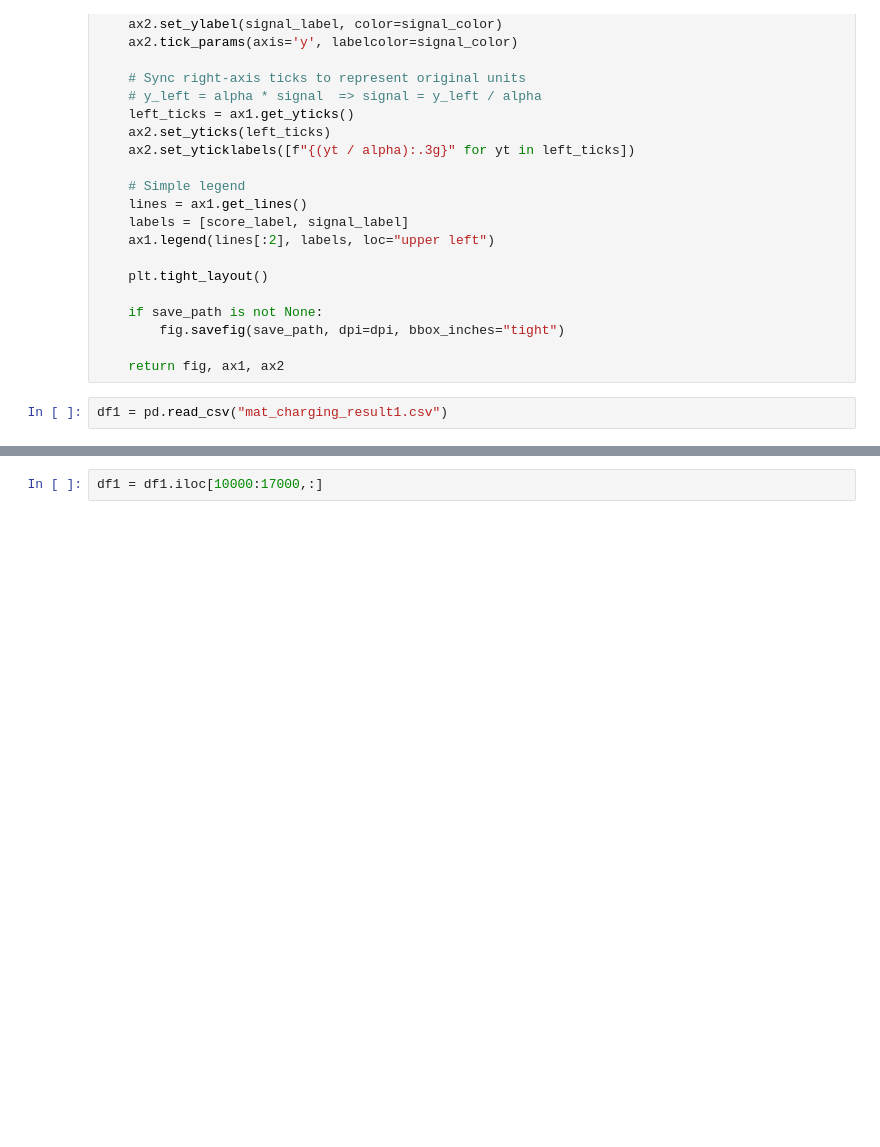
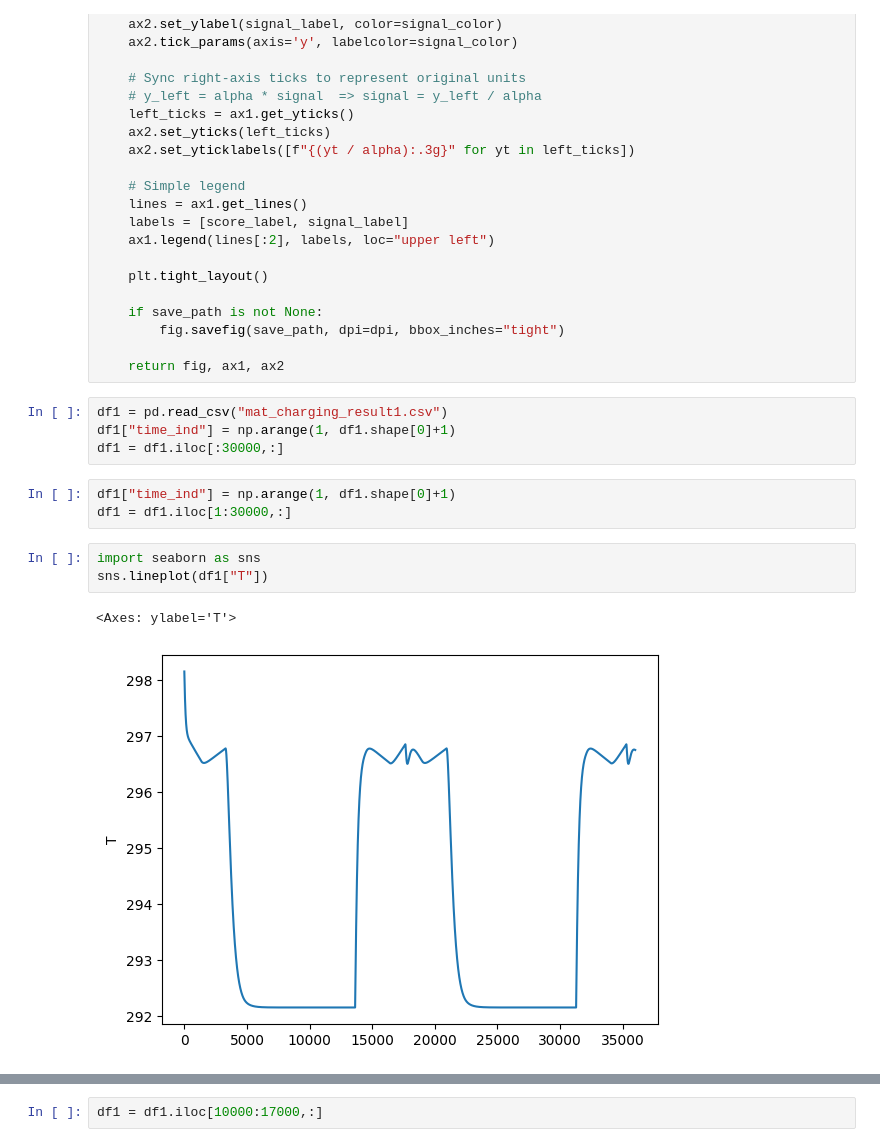
Before and after one commit to rhqrhq/Adversarial_Examples_Papers, a Jupyter notebook: pTRpred.ipynb, the cells around one changed output, grey strips where cells are left out. Drawn from its saved outputs; the diff is of its cells as text; blank space fills up the shorter version.

```diff
--- a/pTRpred.ipynb
+++ b/pTRpred.ipynb
@@ -1245,5 +1258,16 @@ def plot_detection_overlay(
         fig.savefig(save_path, dpi=dpi, bbox_inches="tight")
 
     return fig, ax1, ax2
-# %%
-df1 = pd.read_csv("mat_charging_result1.csv")
+# %%
+df1 = pd.read_csv("mat_charging_result1.csv")
+df1["time_ind"] = np.arange(1, df1.shape[0]+1)
+df1 = df1.iloc[:30000,:]
+# %%
+df1["time_ind"] = np.arange(1, df1.shape[0]+1)
+df1 = df1.iloc[1:30000,:]
+# %%
+import seaborn as sns
+sns.lineplot(df1["T"])
+# %% [output]
+<Axes: ylabel='T'>
+[figure, added]
```
Also changed, not shown: parts of 21 cells of this notebook.
